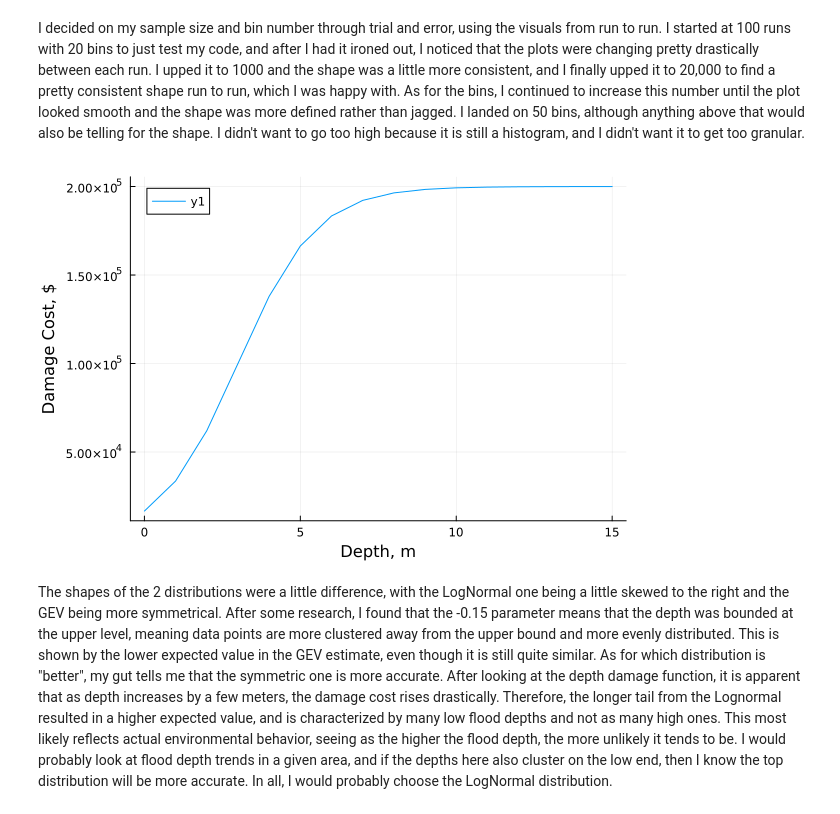
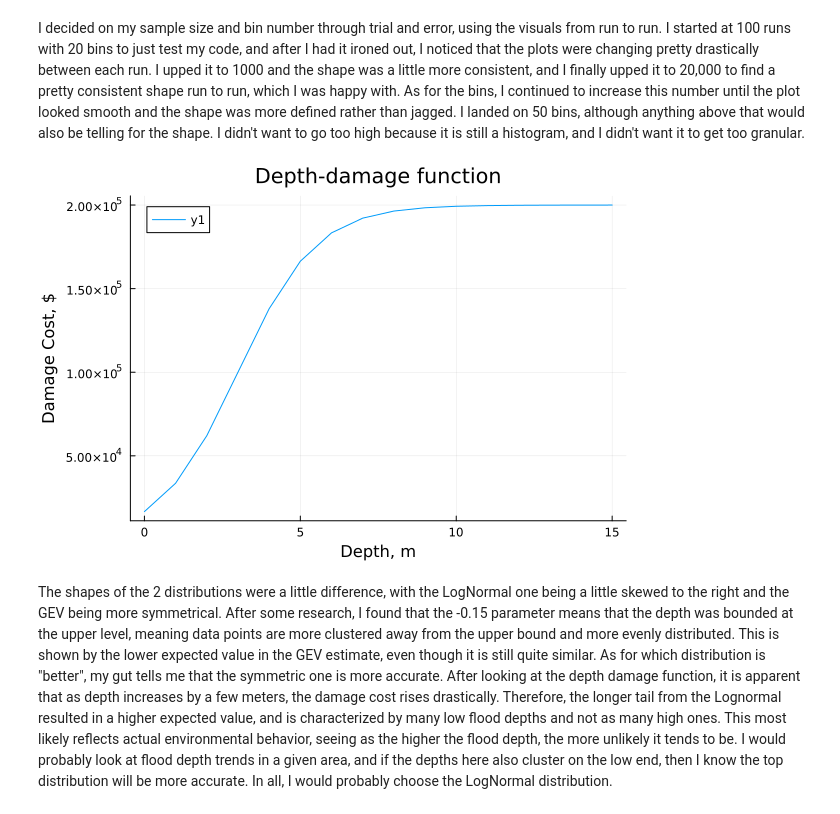
Before and after one commit to BEE4750-FA25/lab-2-hollyarcher, a Jupyter notebook: lab02.ipynb, the cells around one changed output. Saved outputs shown, nothing was run; the diff lists cells and outputs as text; code cells hidden in the pictures.

```diff
--- a/lab02.ipynb
+++ b/lab02.ipynb
@@ -238,18 +238,18 @@ I decided on my sample size and bin number through trial and error, using the vi
 # %%
 # depth damage function
 
 d_h = []
 H = []
 
 for i in 0:15
     h = i
     push!(H, h)
     dh = L/(1+exp(-k*(h-h0)))
     push!(d_h, dh)
 end
-plot(H, d_h, xlabel="Depth, m", ylabel="Damage Cost, \$")
+plot(H, d_h, title="Depth-damage function", xlabel="Depth, m", ylabel="Damage Cost, \$")
 # %% [output]
-[figure, old version]
+[figure, new version]
 # %% [markdown]
 The shapes of the 2 distributions were a little difference, with the LogNormal one being a little skewed to the right and the GEV being more symmetrical. After some research, I found that the -0.15 parameter means that the depth was bounded at the upper level, meaning data points are more clustered away from the upper bound and more evenly distributed. This is shown by the lower expected value in the GEV estimate, even though it is still quite similar. As for which distribution is "better", my gut tells me that the symmetric one is more accurate. After looking at the depth damage function, it is apparent that as depth increases by a few meters, the damage cost rises drastically. Therefore, the longer tail from the Lognormal resulted in a higher expected value, and is characterized by many low flood depths and not as many high ones. This most likely reflects actual environmental behavior, seeing as the higher the flood depth, the more unlikely it tends to be. I would probably look at flood depth trends in a given area, and if the depths here also cluster on the low end, then I know the top distribution will be more accurate. In all, I would probably choose the LogNormal distribution.
 # %% [markdown]
```
Also changed, not shown: parts of 2 cells of this notebook.
